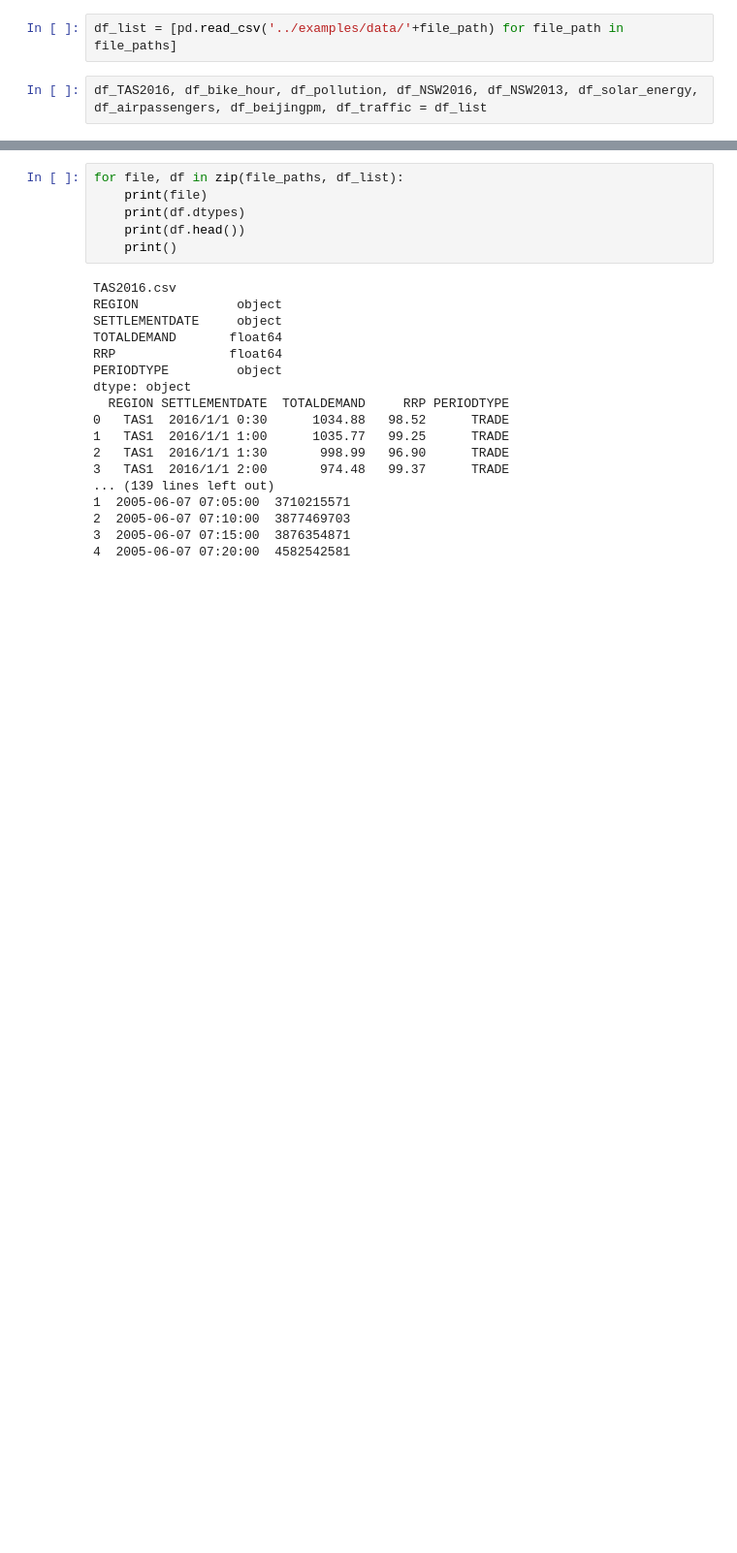
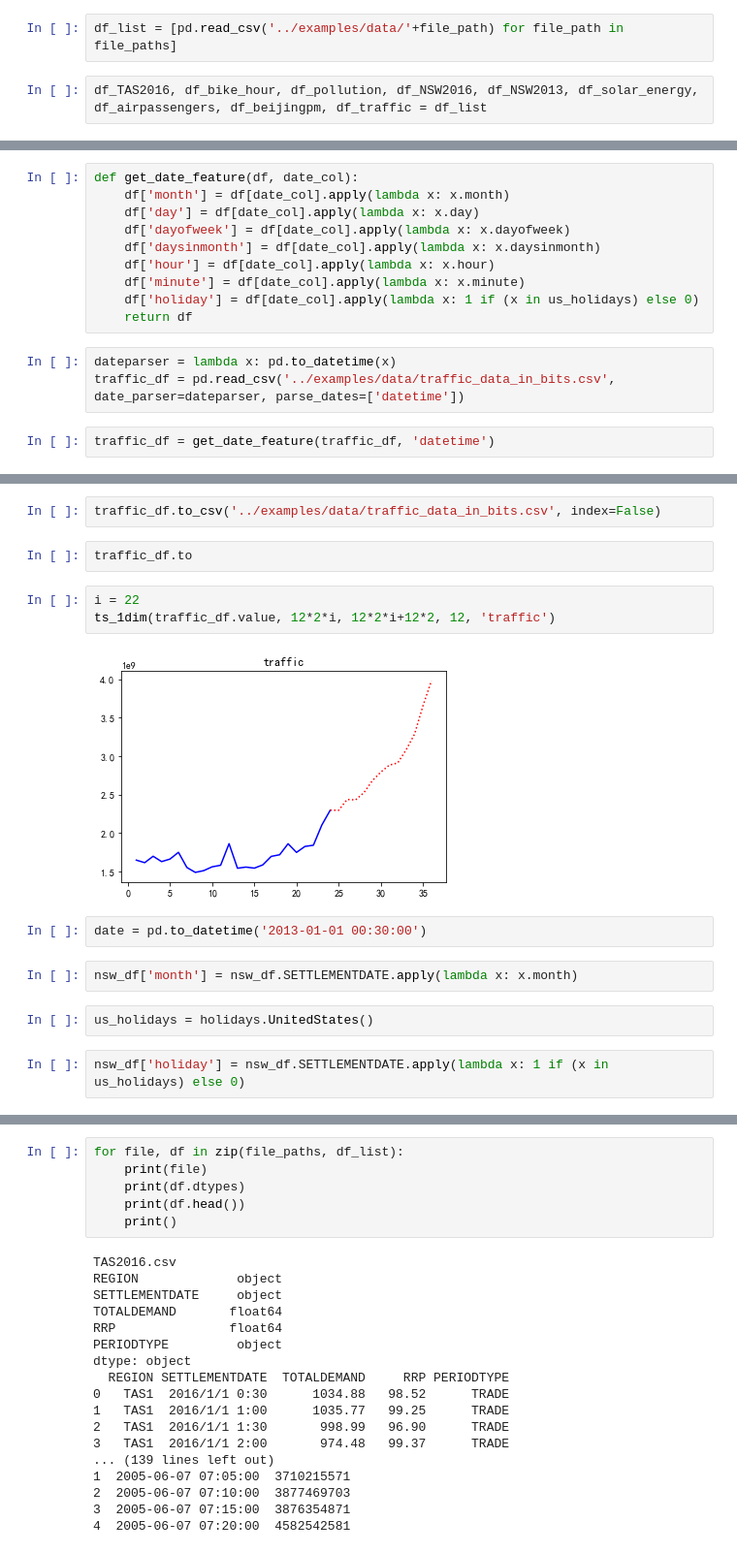
Before and after one commit to haohy/deepts_torch, a Jupyter notebook: notebooks/data_describe.ipynb, the cells around one changed output, grey strips where cells are left out. Shown at 97% size. Cells and saved outputs as stored; diff of their text form; blank space fills up the shorter version.

```diff
--- a/notebooks/data_describe.ipynb
+++ b/notebooks/data_describe.ipynb
@@ -46,0 +78,15 @@ def ts_1dim(series, idx_start, idx_end, n_after, title, fname=False):
+# %%
+def get_date_feature(df, date_col):
+    df['month'] = df[date_col].apply(lambda x: x.month)
+    df['day'] = df[date_col].apply(lambda x: x.day)
+    df['dayofweek'] = df[date_col].apply(lambda x: x.dayofweek)
+    df['daysinmonth'] = df[date_col].apply(lambda x: x.daysinmonth)
+    df['hour'] = df[date_col].apply(lambda x: x.hour)
+    df['minute'] = df[date_col].apply(lambda x: x.minute)
+    df['holiday'] = df[date_col].apply(lambda x: 1 if (x in us_holidays) else 0)
+    return df
+# %%
+dateparser = lambda x: pd.to_datetime(x)
+traffic_df = pd.read_csv('../examples/data/traffic_data_in_bits.csv', date_parser=dateparser, parse_dates=['datetime'])
+# %%
+traffic_df = get_date_feature(traffic_df, 'datetime')
@@ -46,0 +109,17 @@ def ts_1dim(series, idx_start, idx_end, n_after, title, fname=False):
+# %%
+traffic_df.to_csv('../examples/data/traffic_data_in_bits.csv', index=False)
+# %%
+traffic_df.to
+# %%
+i = 22
+ts_1dim(traffic_df.value, 12*2*i, 12*2*i+12*2, 12, 'traffic')
+# %% [output]
+[figure, added]
+# %%
+date = pd.to_datetime('2013-01-01 00:30:00')
+# %%
+nsw_df['month'] = nsw_df.SETTLEMENTDATE.apply(lambda x: x.month)
+# %%
+us_holidays = holidays.UnitedStates()
+# %%
+nsw_df['holiday'] = nsw_df.SETTLEMENTDATE.apply(lambda x: 1 if (x in us_holidays) else 0)
```
Also changed, not shown: parts of 17 cells of this notebook, 48 other files.
